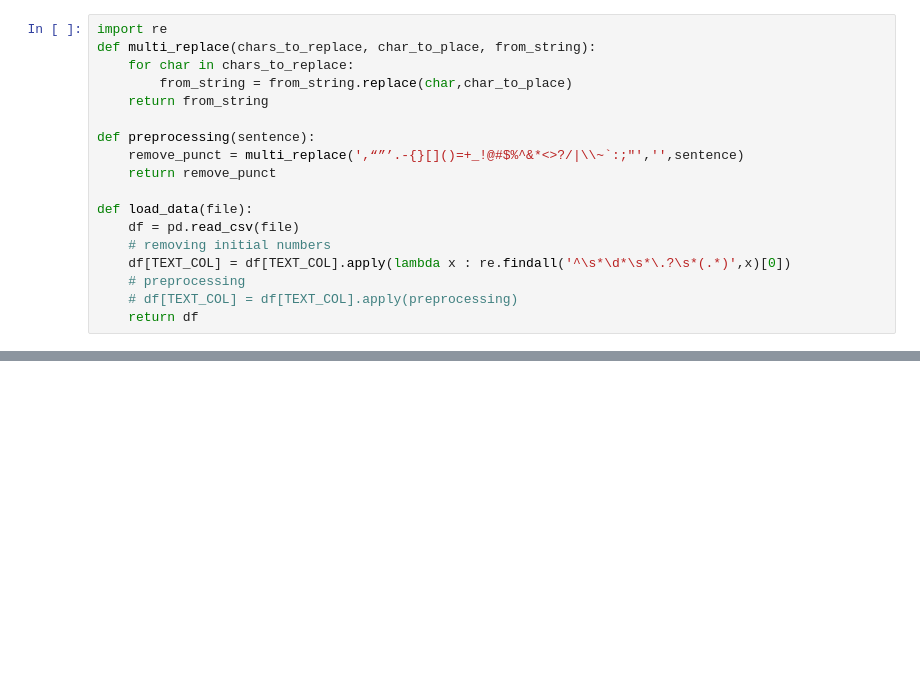
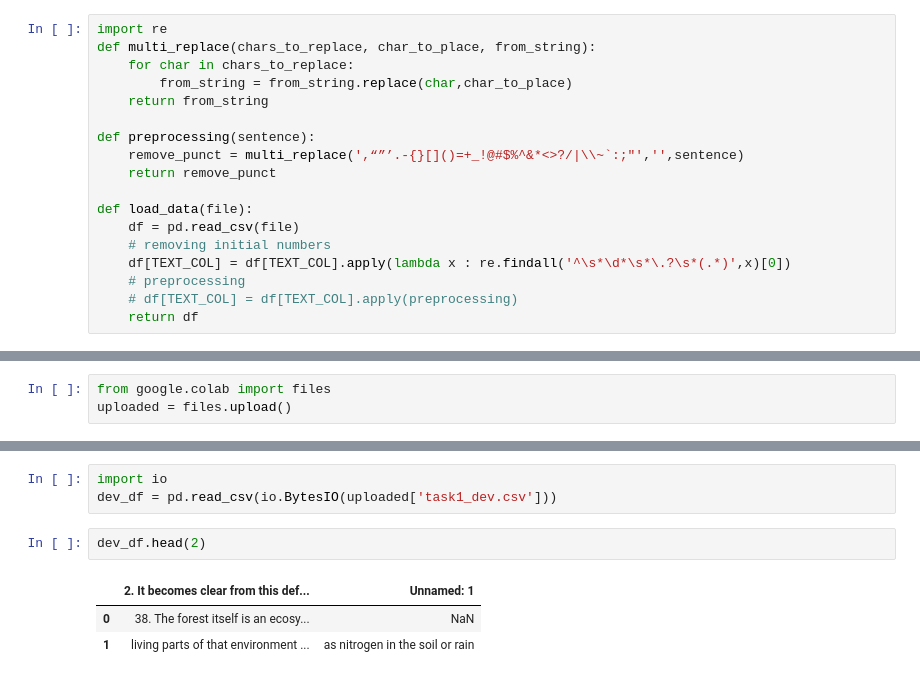
Before and after one commit to mihirsingh3838/Machine_Learning, a Jupyter notebook: project.ipynb, the cells around one changed output, grey strips where cells are left out. Saved outputs shown, nothing was run; the diff lists cells and outputs as text; blank space fills up the shorter version.

```diff
--- a/project.ipynb
+++ b/project.ipynb
@@ -94,0 +110,3 @@ ParserError: ignored
+# %%
+from google.colab import files
+uploaded = files.upload()
@@ -94,0 +116,9 @@ ParserError: ignored
+# %%
+import io
+dev_df = pd.read_csv(io.BytesIO(uploaded['task1_dev.csv']))
+# %%
+dev_df.head(2)
+# %% [output]
+|  | 2. It becomes clear from this def... | Unnamed: 1 |
+| 0 | 38. The forest itself is an ecosy... | NaN |
+| 1 | living parts of that environment ... | as nitrogen in the soil or rain |
```
Also changed, not shown: parts of 6 cells of this notebook.
